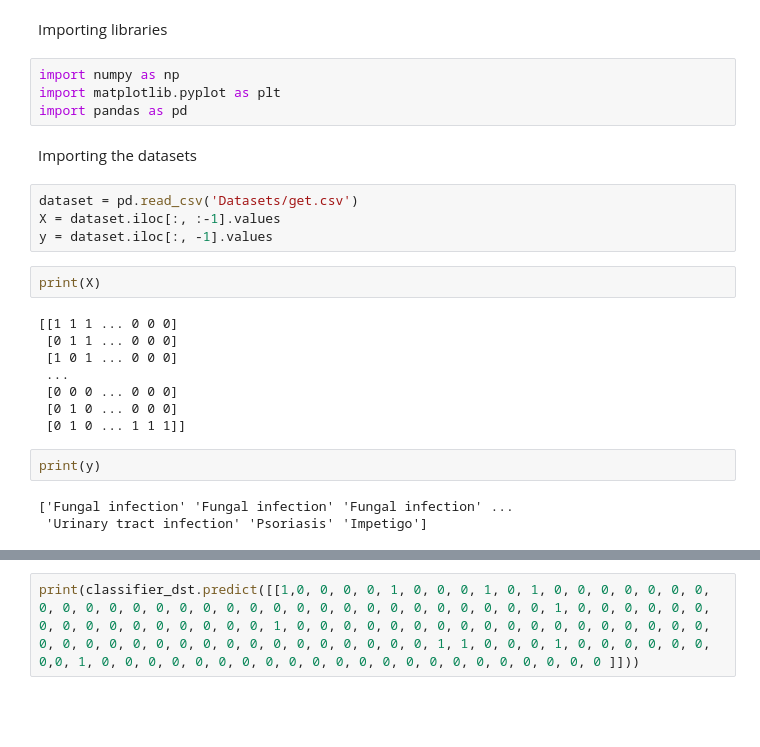
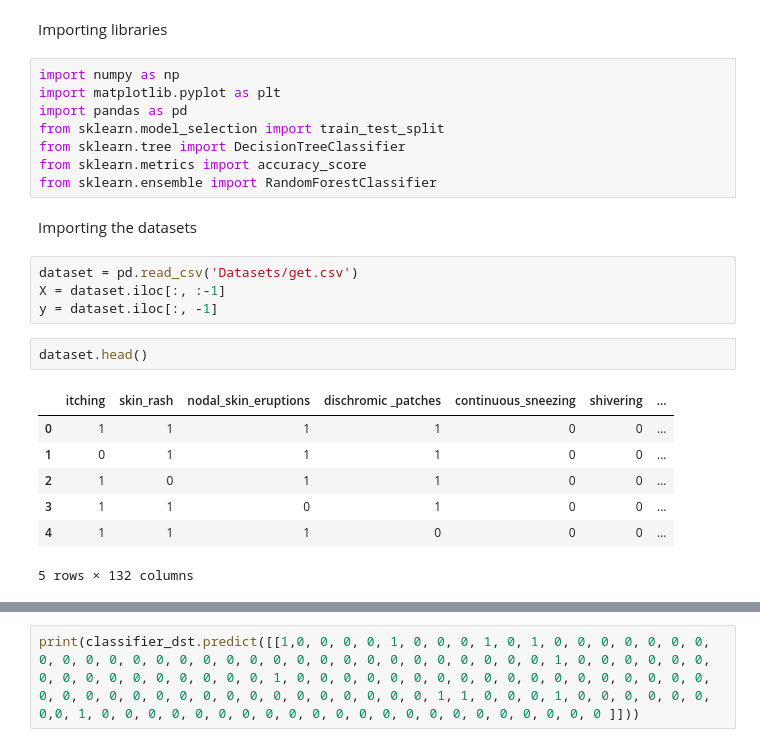
Before and after one commit to Dexter135790/Disease-Prediction, a Jupyter notebook: finalModel.ipynb, the cells around one changed output, grey strips where cells are left out. Saved outputs shown, nothing was run; the diff lists cells and outputs as text; blank space fills up the shorter version.

```diff
--- a/finalModel.ipynb
+++ b/finalModel.ipynb
@@ -4,24 +4,23 @@ Importing libraries
 import numpy as np
 import matplotlib.pyplot as plt
 import pandas as pd
+from sklearn.model_selection import train_test_split
+from sklearn.tree import DecisionTreeClassifier
+from sklearn.metrics import accuracy_score
+from sklearn.ensemble import RandomForestClassifier
 # %% [markdown]
 Importing the datasets
 # %%
 dataset = pd.read_csv('Datasets/get.csv')
-X = dataset.iloc[:, :-1].values
-y = dataset.iloc[:, -1].values
+X = dataset.iloc[:, :-1]
+y = dataset.iloc[:, -1]
-# %%
-print(X)
-# %% [output]
-[[1 1 1 ... 0 0 0]
- [0 1 1 ... 0 0 0]
- [1 0 1 ... 0 0 0]
- ...
- [0 0 0 ... 0 0 0]
- [0 1 0 ... 0 0 0]
- [0 1 0 ... 1 1 1]]
-# %%
-print(y)
-# %% [output]
-['Fungal infection' 'Fungal infection' 'Fungal infection' ...
- 'Urinary tract infection' 'Psoriasis' 'Impetigo']
+# %%
+dataset.head()
+# %% [output]
+|  | itching | skin_rash | nodal_skin_eruptions | dischromic _patches | continuous_sneezing | shivering | ... |
+| 0 | 1 | 1 | 1 | 1 | 0 | 0 | ... |
+| 1 | 0 | 1 | 1 | 1 | 0 | 0 | ... |
+| 2 | 1 | 0 | 1 | 1 | 0 | 0 | ... |
+| 3 | 1 | 1 | 0 | 1 | 0 | 0 | ... |
+| 4 | 1 | 1 | 1 | 0 | 0 | 0 | ... |
+5 rows × 132 columns
```
Also changed, not shown: parts of 15 cells of this notebook.
